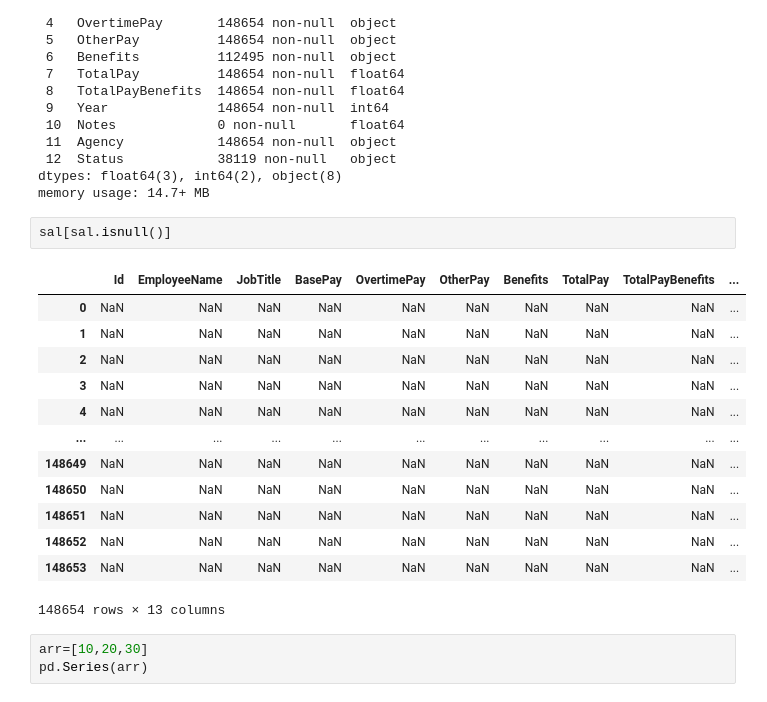
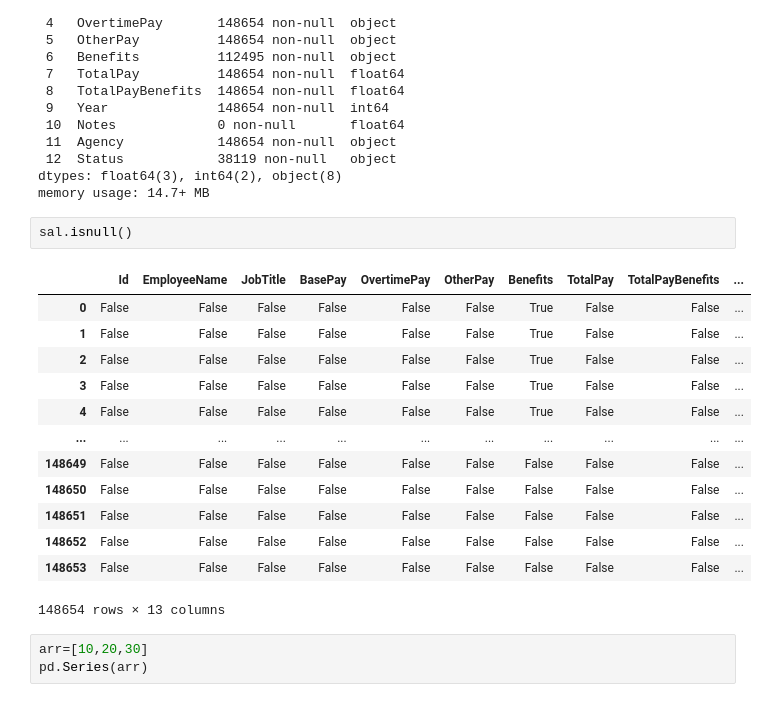
Before and after one commit to AvijoyHazra/Machine_Learning_lab, a Jupyter notebook: CSE-DS-Avijoy-Hazra-052-5th-Sem/Day-2.ipynb, the cells around one changed output. Drawn from its saved outputs; the diff is of its cells as text.

```diff
--- a/CSE-DS-Avijoy-Hazra-052-5th-Sem/Day-2.ipynb
+++ b/CSE-DS-Avijoy-Hazra-052-5th-Sem/Day-2.ipynb
@@ -46,20 +46,20 @@ Data columns (total 13 columns):
 dtypes: float64(3), int64(2), object(8)
 memory usage: 14.7+ MB
 # %%
-sal[sal.isnull()]
+sal.isnull()
 # %% [output]
 |  | Id | EmployeeName | JobTitle | BasePay | OvertimePay | OtherPay | Benefits | TotalPay | TotalPayBenefits | ... |
-| 0 | NaN | NaN | NaN | NaN | NaN | NaN | NaN | NaN | NaN | ... |
-| 1 | NaN | NaN | NaN | NaN | NaN | NaN | NaN | NaN | NaN | ... |
-| 2 | NaN | NaN | NaN | NaN | NaN | NaN | NaN | NaN | NaN | ... |
-| 3 | NaN | NaN | NaN | NaN | NaN | NaN | NaN | NaN | NaN | ... |
-| 4 | NaN | NaN | NaN | NaN | NaN | NaN | NaN | NaN | NaN | ... |
+| 0 | False | False | False | False | False | False | True | False | False | ... |
+| 1 | False | False | False | False | False | False | True | False | False | ... |
+| 2 | False | False | False | False | False | False | True | False | False | ... |
+| 3 | False | False | False | False | False | False | True | False | False | ... |
+| 4 | False | False | False | False | False | False | True | False | False | ... |
 | ... | ... | ... | ... | ... | ... | ... | ... | ... | ... | ... |
-| 148649 | NaN | NaN | NaN | NaN | NaN | NaN | NaN | NaN | NaN | ... |
-| 148650 | NaN | NaN | NaN | NaN | NaN | NaN | NaN | NaN | NaN | ... |
-| 148651 | NaN | NaN | NaN | NaN | NaN | NaN | NaN | NaN | NaN | ... |
-| 148652 | NaN | NaN | NaN | NaN | NaN | NaN | NaN | NaN | NaN | ... |
-| 148653 | NaN | NaN | NaN | NaN | NaN | NaN | NaN | NaN | NaN | ... |
+| 148649 | False | False | False | False | False | False | False | False | False | ... |
+| 148650 | False | False | False | False | False | False | False | False | False | ... |
+| 148651 | False | False | False | False | False | False | False | False | False | ... |
+| 148652 | False | False | False | False | False | False | False | False | False | ... |
+| 148653 | False | False | False | False | False | False | False | False | False | ... |
 148654 rows × 13 columns
 # %%
 arr=[10,20,30]
```
Also changed, not shown: parts of 21 cells of this notebook.
